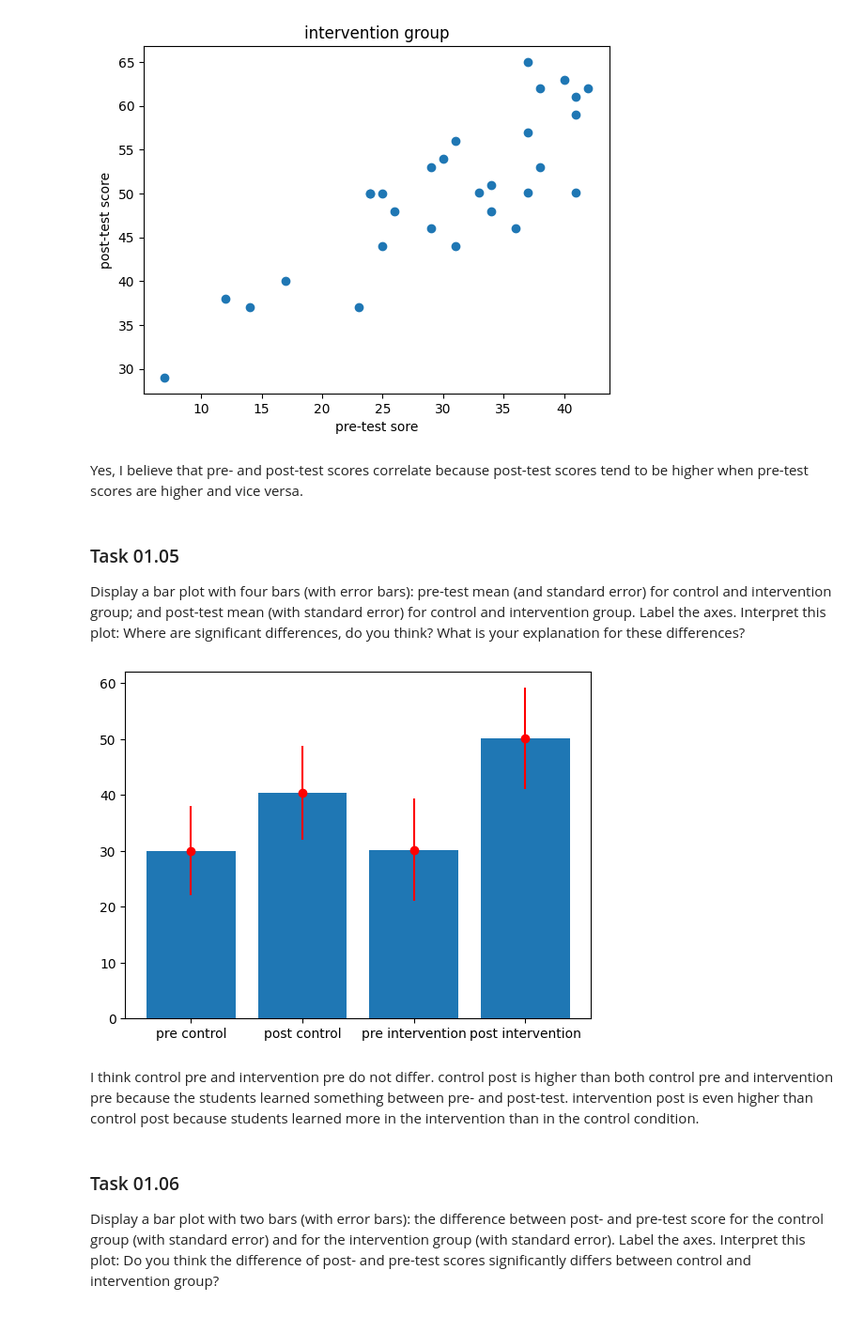
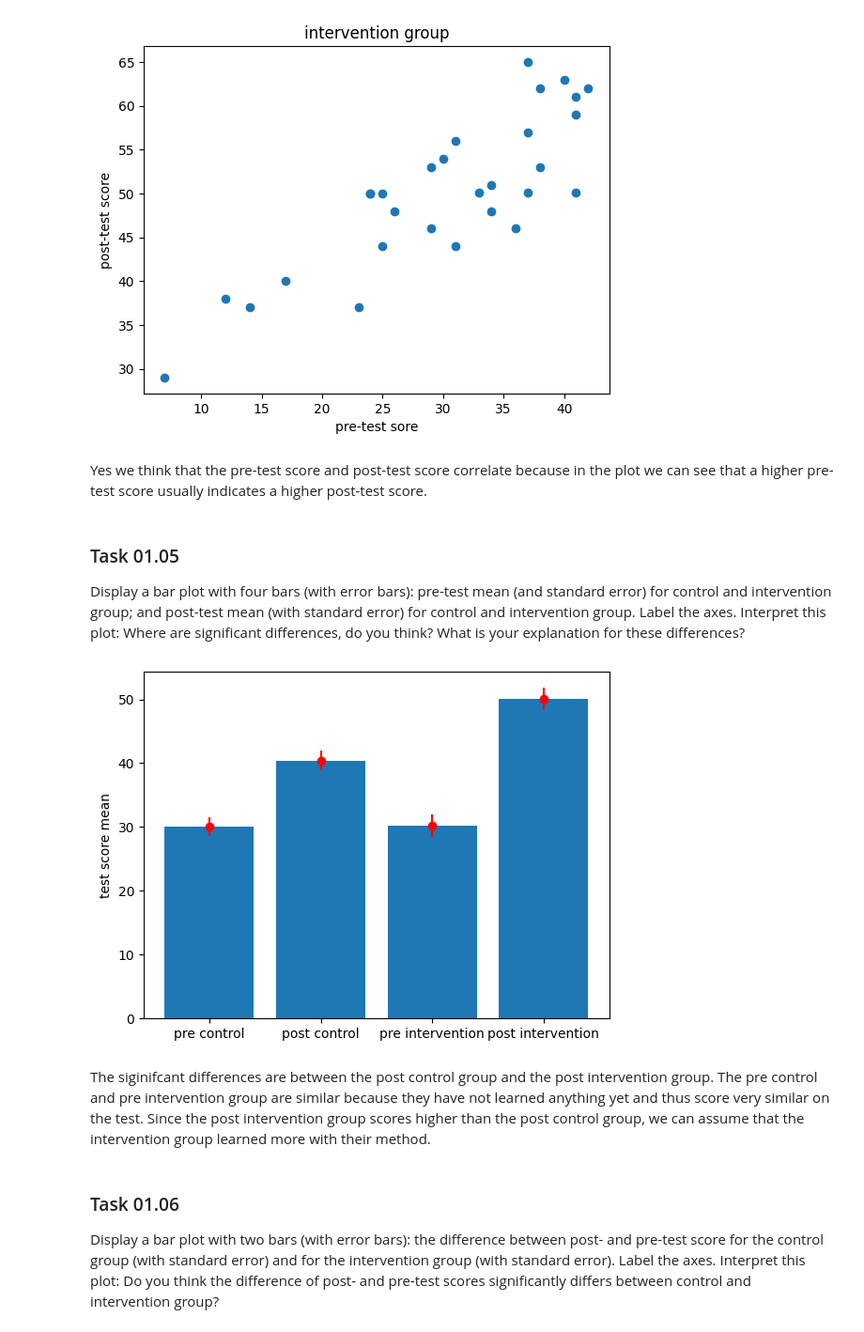
Before and after one commit to bhunecke/data-mining, a Jupyter notebook: sheet01/sheet01.ipynb, the cells around one changed output. Shown at 94% size. Saved outputs shown, nothing was run; the diff lists cells and outputs as text; code cells hidden in the pictures.

```diff
--- a/sheet01/sheet01.ipynb
+++ b/sheet01/sheet01.ipynb
@@ -229,7 +228,7 @@ plt.show()
 [figure]
 [figure]
 # %% [markdown]
-Yes, I believe that pre- and post-test scores correlate because post-test scores tend to be higher when pre-test scores are higher and vice versa.
+Yes we think that the pre-test score and post-test score correlate because in the plot we can see that a higher pre-test score usually indicates a higher post-test score.
 # %% [markdown]
 ### Task 01.05
 
@@ -237,19 +236,25 @@ Display a bar plot with four bars (with error bars): pre-test mean (and standard
 # %%
 x = np.array(["pre control", "post control", "pre intervention", "post intervention"])
 means = np.array([pre_control_mean, post_control_mean, pre_intervention_mean, post_intervention_mean])
 
-error = np.array([pre_control_std, post_control_std, pre_intervention_std, post_intervention_std])
+pre_control_error = pre_control_std / np.sqrt(control_count)
+post_control_error = post_control_std / np.sqrt(control_count)
+pre_intervention_error = pre_intervention_std / np.sqrt(intervention_count)
+post_intervention_error = post_intervention_std / np.sqrt(intervention_count)
+
+error = np.array([pre_control_error, post_control_error, pre_intervention_error, post_intervention_error])
 
 plt.bar(x, means)
+plt.ylabel("test score mean")
 plt.errorbar(x, means, yerr=error, fmt="o", color="r")
 
 plt.show()
 # %% [output]
-[figure, old version]
+[figure, new version]
 # %% [markdown]
-I think control pre and intervention pre do not differ.
-control post is higher than both control pre and intervention pre because the students learned something between pre- and post-test.
-intervention post is even higher than control post because students learned more in the intervention than in the control condition.
+The siginifcant differences are between the post control group and the post intervention group. The pre control and pre intervention group are similar because they have not learned
+anything yet and thus score very similar on the test. Since the post intervention group scores higher than the post control group, we can assume that the intervention group
+learned more with their method.
 # %% [markdown]
 ### Task 01.06
 
```
Also changed, not shown: parts of 6 cells of this notebook.
